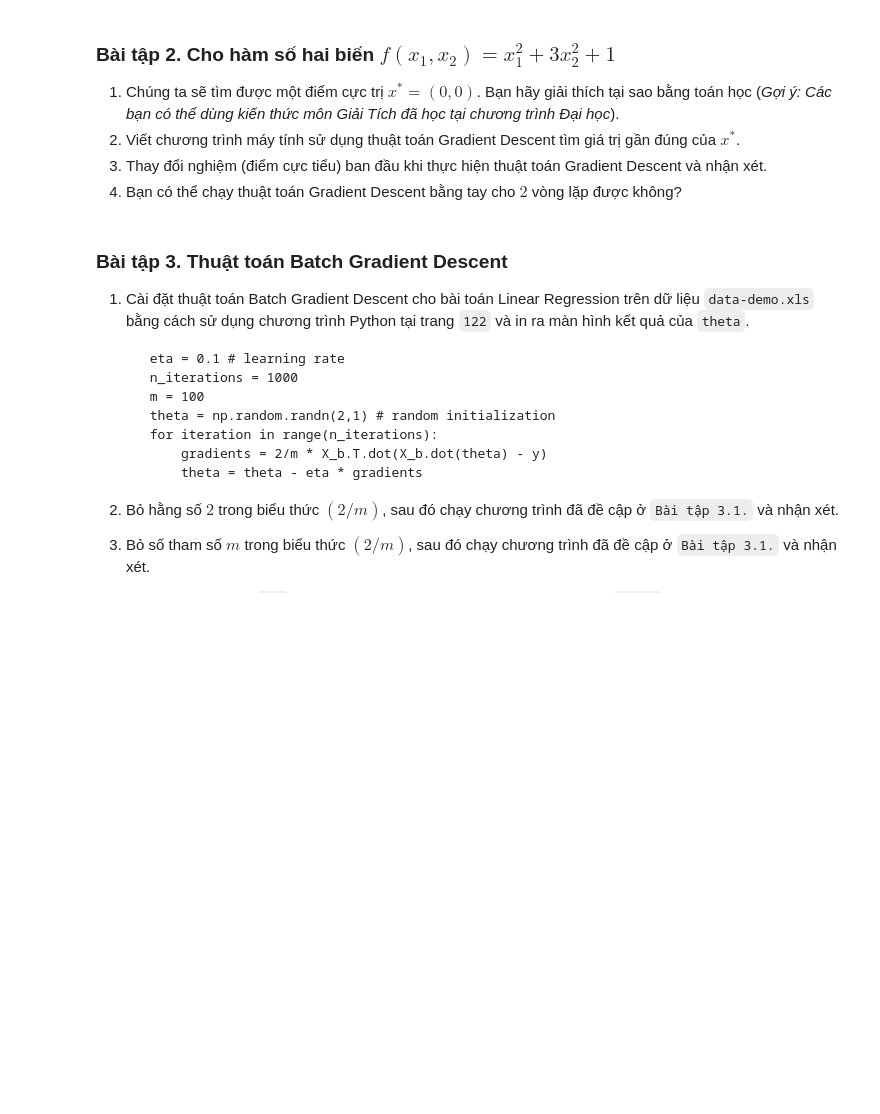
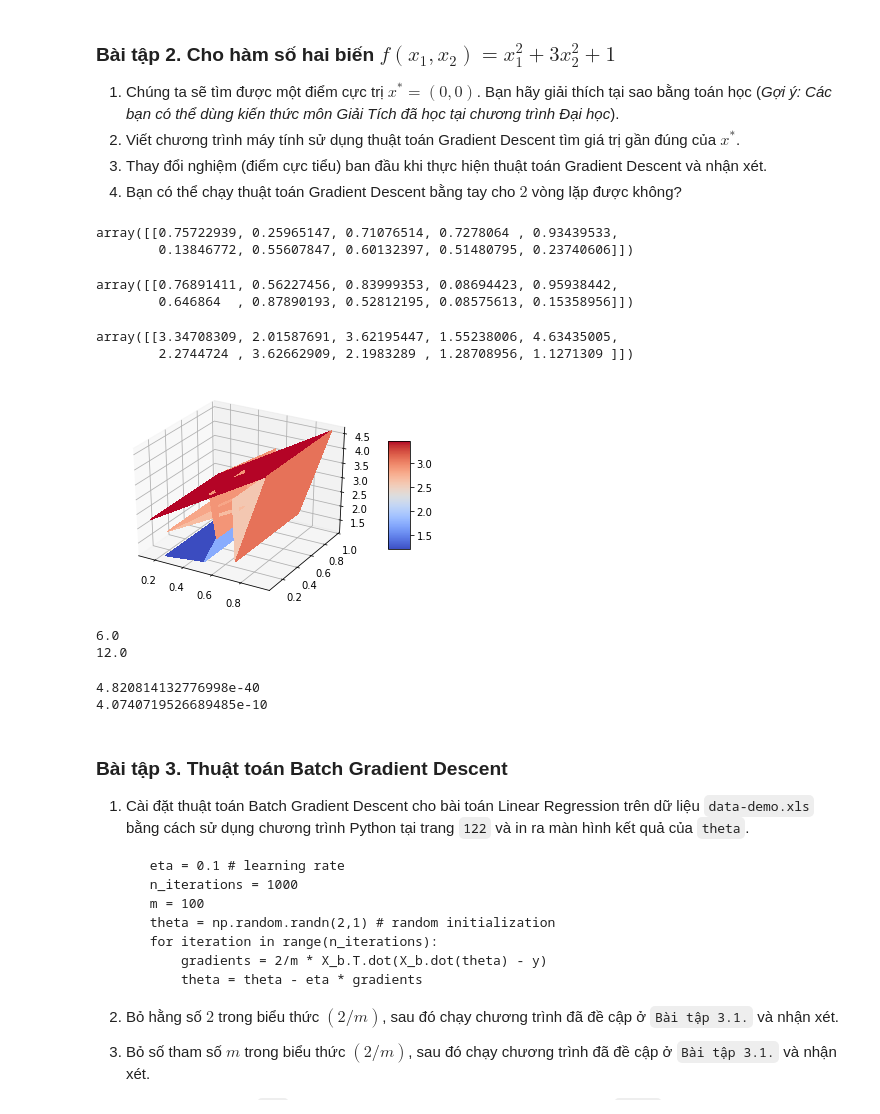
Before and after one commit to VinhDevNguyen/Machine-Learning, a Jupyter notebook: LAB03/BTTH_Tuan4.ipynb, the cells around one changed output. Saved outputs shown, nothing was run; the diff lists cells and outputs as text; code cells hidden in the pictures; blank space fills up the shorter version.

```diff
--- a/LAB03/BTTH_Tuan4.ipynb
+++ b/LAB03/BTTH_Tuan4.ipynb
@@ -61,3 +61,48 @@ gradient_descent(0.1, -7.5, x, y)
 2. Viết chương trình máy tính sử dụng thuật toán Gradient Descent tìm giá trị gần đúng của $x^*$.
 3. Thay đổi nghiệm (điểm cực tiểu) ban đầu khi thực hiện thuật toán Gradient Descent và nhận xét.
 4. Bạn có thể chạy thuật toán Gradient Descent bằng tay cho $2$ vòng lặp được không?
+# %%
+x1 = np.random.random((1,10))
+x1
+# %% [output]
+array([[0.75722939, 0.25965147, 0.71076514, 0.7278064 , 0.93439533,
+        0.13846772, 0.55607847, 0.60132397, 0.51480795, 0.23740606]])
+# %%
+x2 = np.random.random((1,10))
+x2
+# %% [output]
+array([[0.76891411, 0.56227456, 0.83999353, 0.08694423, 0.95938442,
+        0.646864  , 0.87890193, 0.52812195, 0.08575613, 0.15358956]])
+# %%
+y = x1**2 + 3*x2**2 + 1
+y
+# %% [output]
+array([[3.34708309, 2.01587691, 3.62195447, 1.55238006, 4.63435005,
+        2.2744724 , 3.62662909, 2.1983289 , 1.28708956, 1.1271309 ]])
+# %%
+from mpl_toolkits.mplot3d import Axes3D  # noqa: F401 unused import
+
+import matplotlib.pyplot as plt
+from matplotlib import cm
+from matplotlib.ticker import LinearLocator, FormatStrFormatter
+import numpy as np
+
+
+fig = plt.figure()
+ax = fig.gca(projection='3d')
+
+x1_temp = x1
+x2_temp = x2
+x1_temp, x2_temp = np.meshgrid(x1_temp, x2_temp)
+
+# Plot the surface.
+surf = ax.plot_surface(x1_temp, x2_temp, y, cmap=cm.coolwarm,
+                       linewidth=0, antialiased=False)
+
+# Customize the z axis.
+# Add a color bar which maps values to colors.
+
+fig.colorbar(surf, shrink=0.5, aspect=5)
+plt.show()
+# %% [output]
+[figure, added]
@@ -63,0 +119,8 @@ gradient_descent(0.1, -7.5, x, y)
+# %%
+grad_tanh = grad(constan)
+grad_tanh1 = grad(constan1)
+print(grad_tanh(3.0, 2.0))
+print(grad_tanh1(2.0 , 3.0))
+# %% [output]
+6.0
+12.0
@@ -64,3 +134,8 @@ gradient_descent(0.1, -7.5, x, y)
+# %%
+gradient_descent2(0.3 ,3.0 , 2.0)
+# %% [output]
+4.820814132776998e-40
+4.0740719526689485e-10
 # %% [markdown]
 ### Bài tập 3. Thuật toán Batch Gradient Descent
 1. Cài đặt thuật toán Batch Gradient Descent cho bài toán Linear Regression trên dữ liệu `data-demo.xls` bằng cách sử dụng chương trình Python tại trang `122` và in ra màn hình kết quả của `theta`.
```
Also changed, not shown: parts of 47 cells of this notebook.
